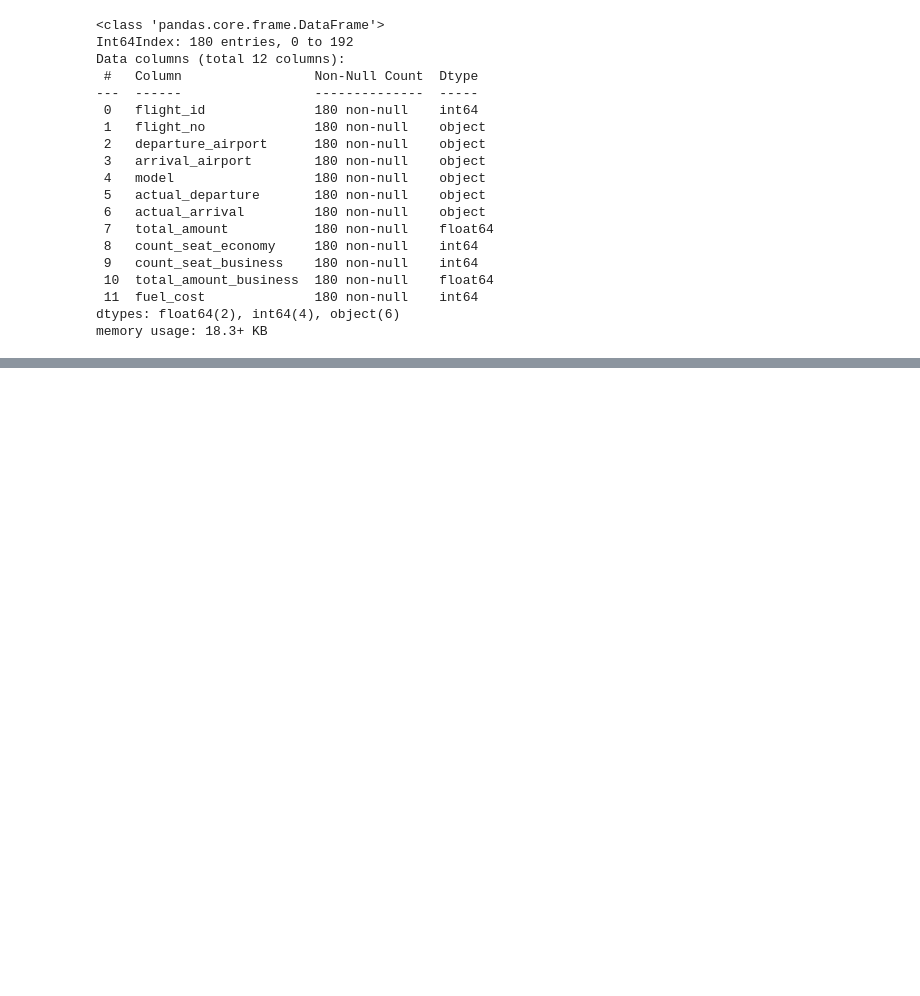
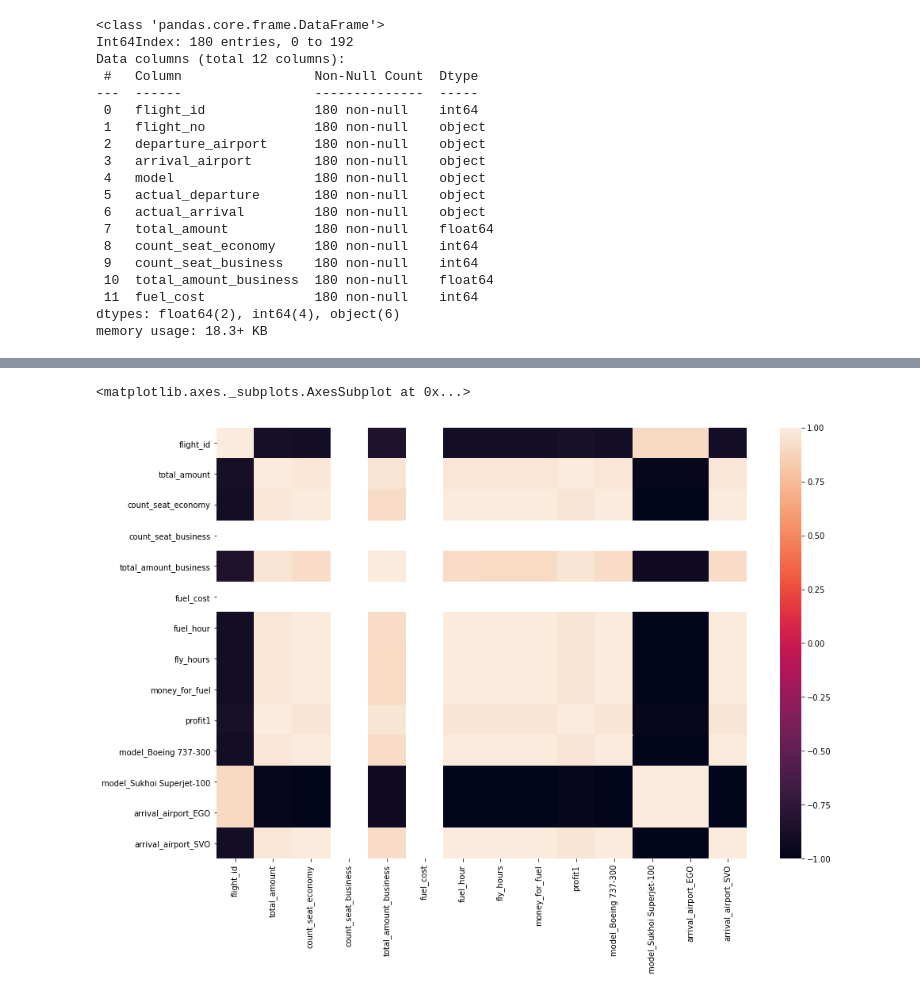
Before and after one commit to AleksandrNisch/Project_4_Skillfactory, a Jupyter notebook: Project 4 research tables.ipynb, the cells around one changed output, grey strips where cells are left out. Saved outputs shown, nothing was run; the diff lists cells and outputs as text; code cells hidden in the pictures; blank space fills up the shorter version.

```diff
--- a/Project 4 research tables.ipynb
+++ b/Project 4 research tables.ipynb
@@ -138,0 +228,4 @@ memory usage: 18.3+ KB
+# %%
+# Считаем разницу между стоимсотью проданных билетов и расходами на топливо
+data1['profit1'] = data1['total_amount'] - data1['money_for_fuel']
+data1.sample(5)
@@ -138,0 +271,4 @@ memory usage: 18.3+ KB
+# %%
+# создаем категоральный признак модель самолета
+data3 = pd.get_dummies(data1, columns=["model"])
+data3.sample(2)
@@ -138,0 +279,4 @@ memory usage: 18.3+ KB
+# %%
+# создаем категоральный признак аэропорты назначения
+data4 = pd.get_dummies(data3, columns=["arrival_airport"])
+data4.sample(2)
@@ -138,0 +287,4 @@ memory usage: 18.3+ KB
+# %%
+# Удаляем стобцы object и datetime64
+data4 = data4.drop(['flight_no', 'departure_airport','actual_departure','actual_arrival'], axis=1)
+data4.info()
@@ -138,0 +309,7 @@ memory usage: 18.3+ KB
+# %%
+# строим корреляцию признаков
+plt.rcParams['figure.figsize'] = (15,10)
+sns.heatmap(data4.corr(),)
+# %% [output]
+<matplotlib.axes._subplots.AxesSubplot at 0x...>
+[figure, added]
```
Also changed, not shown: parts of 17 cells of this notebook, 1 other file.
